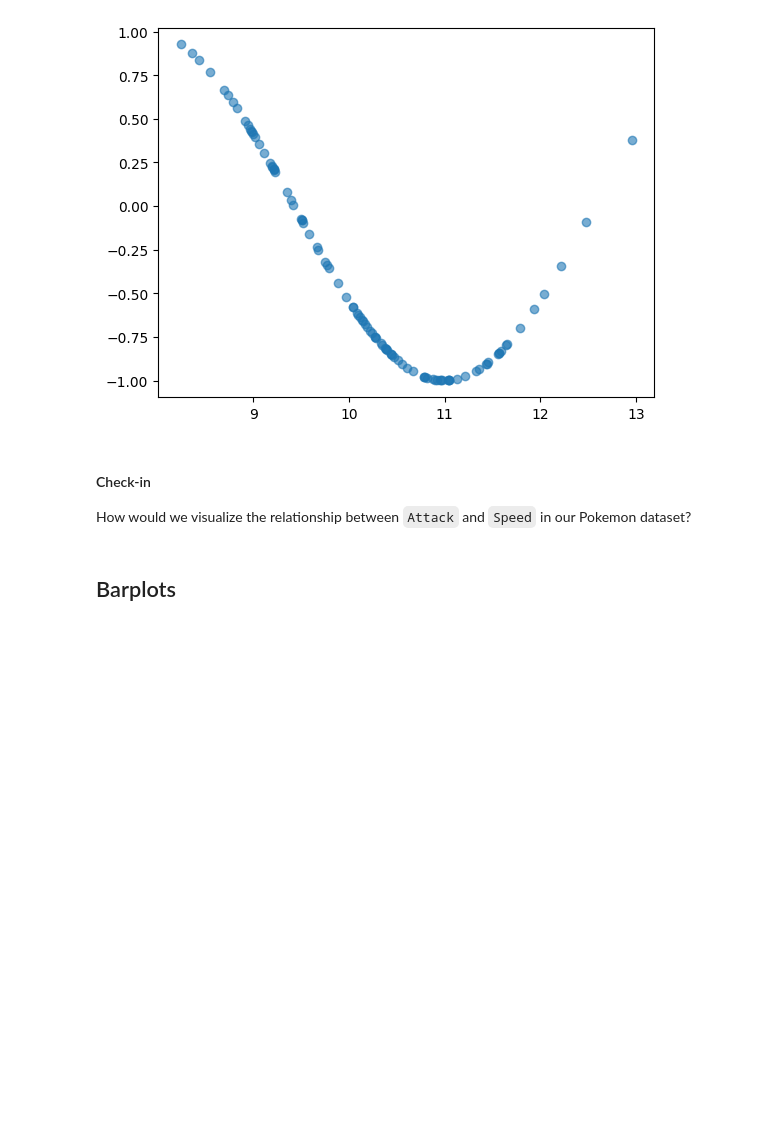
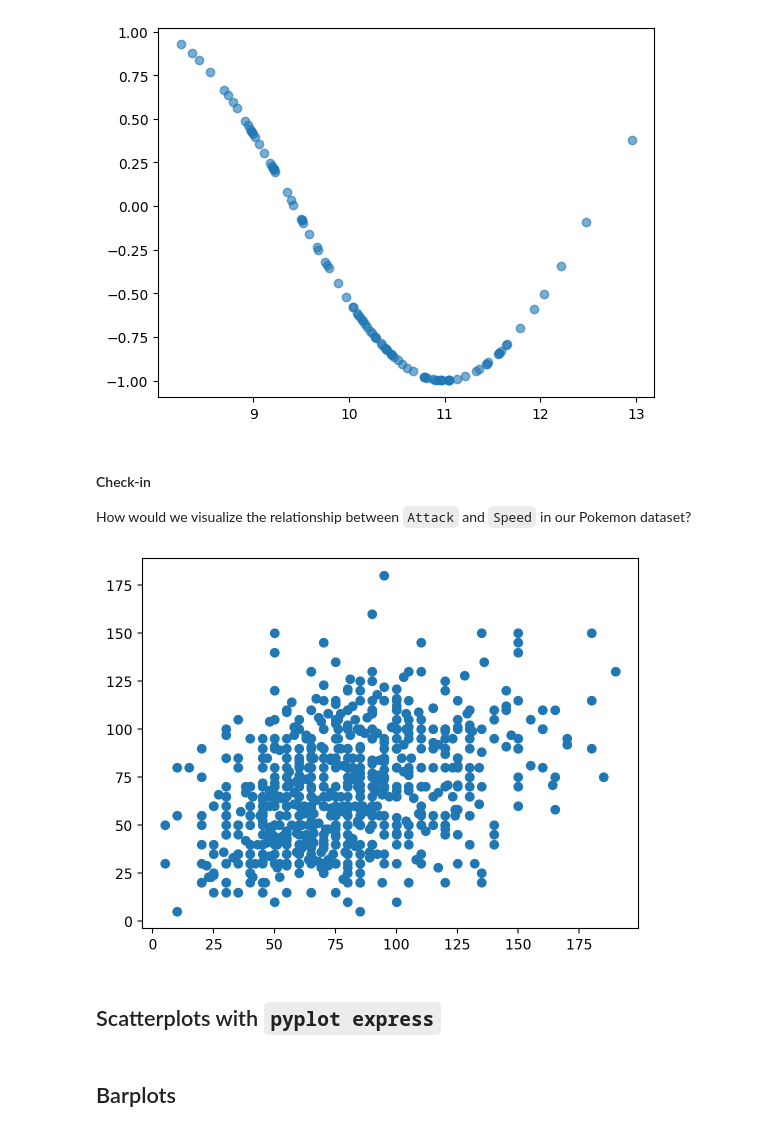
Before and after one commit to PawelNecel05/ds2025, a Jupyter notebook: Exercise5.ipynb, the cells around one changed output. Saved outputs shown, nothing was run; the diff lists cells and outputs as text; code cells hidden in the pictures; blank space fills up the shorter version.

```diff
--- a/Exercise5.ipynb
+++ b/Exercise5.ipynb
@@ -330,4 +335,10 @@ plt.scatter(x, y, alpha = .6);
 
 How would we visualize the relationship between `Attack` and `Speed` in our Pokemon dataset?
 # %%
-### Check-in
+x = df_pokemon['Attack']
+y = df_pokemon['Speed']
+p = plt.scatter(x, y)
+# %% [output]
+[figure, added]
+# %% [markdown]
+## Scatterplots with `pyplot express`
```
Also changed, not shown: parts of 14 cells of this notebook.
